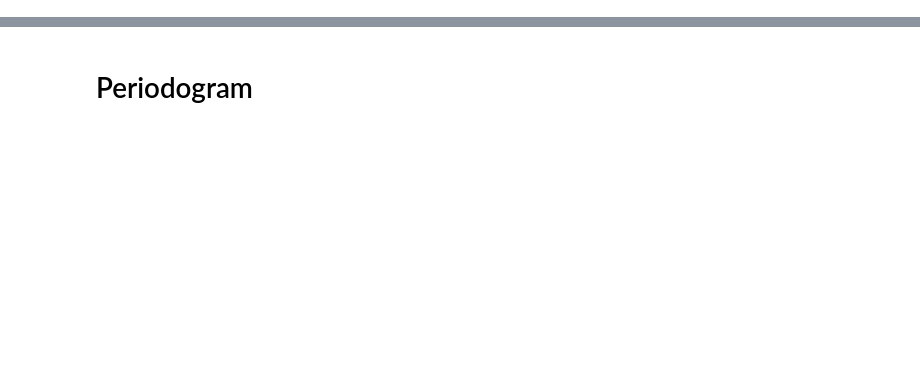
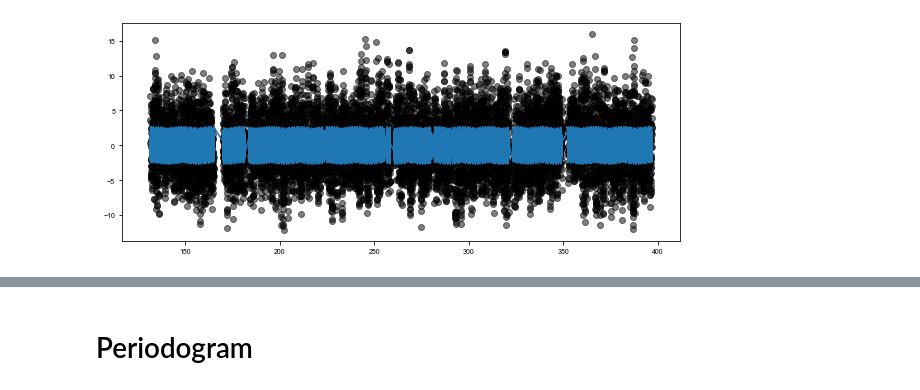
Before and after one commit to danhey/maelstrom, a Jupyter notebook: paper/notebooks/(4.2) KIC 6780873.ipynb, the cells around one changed output, grey strips where cells are left out. Saved outputs shown, nothing was run; the diff lists cells and outputs as text; code cells hidden in the pictures; blank space fills up the shorter version.

```diff
--- a/paper/notebooks/(4.2) KIC 6780873.ipynb
+++ b/paper/notebooks/(4.2) KIC 6780873.ipynb
@@ -67,0 +25,80 @@ opt
+# %%
+period_guess, a_guess = 9.159, 18
+# %%
+from exoplanet.orbits import get_true_anomaly
+import exoplanet as xo
+import astropy.units as u
+import theano.tensor as tt
+
+with pm.Model() as model:
+    logP = pm.Bound(pm.Normal,
+                    lower=np.log(5),
+                    upper=np.log(50))("logP", mu=np.log(period_guess), sd=5.0,
+                                      testval=np.log(period_guess))
+    period = pm.Deterministic("period", pm.math.exp(logP))
+
+    # The time of conjunction
+    phi = xo.distributions.Angle("phi", testval=5.93)
+    logs_lc = pm.Normal('logs_lc', mu=np.log(np.std(flux)), sd=10, testval=0.)
+    logasini = pm.Bound(pm.Normal,
+                        lower=np.log(10),
+                        upper=np.log(50))('logasini', mu=np.log(a_guess), sd=5,
+                                            testval=np.log(a_guess))
+    asini = pm.Deterministic("asini", tt.exp(logasini))
+#     asini = pm.Uniform('asini', lower=-50, upper=50)
+    # The baseline flux
+    mean = pm.Normal("mean", mu=0.0, sd=10.0, testval=0.003)
+
+    # Mean anom
+    M = 2.0 * np.pi * time / period - phi
+
+    # Periastron sampled from uniform angle
+    omega = xo.distributions.Angle("omega", testval=4.45)
+    #omega = pm.Uniform("omega", lower=0, upper=2*np.pi)
+    # Eccentricity
+    eccen = pm.Uniform("eccen", lower=0, upper=0.9, testval=0.1)
+
+    kepler_op = xo.theano_ops.kepler.KeplerOp()
+    sinf, cosf = kepler_op(M, eccen + np.zeros(len(time)))
+
+    factor = 1.0 - tt.square(eccen)
+    factor /= 1.0 + eccen * cosf
+    psi = factor * (sinf*tt.cos(omega)+cosf*tt.sin(omega))
+
+
+    # Sampling in the weights parameter is faster than solving the matrix.
+    lognu = pm.Normal("lognu", mu=np.log(freq), sd=0.1, shape=len(freq))
+    nu = pm.Deterministic("nu", tt.exp(lognu))
+    factor = 2. * np.pi * nu
+
+    arg = -((factor * (1))[None, :] * time[:, None]
+           - (factor * asini / 86400)[None, :] * psi[:, None])
+
+    phase = xo.distributions.Angle("phase", shape=len(freq))
+    log_mean_amp = np.log(weights)
+    logamp = pm.Normal("logamp", mu=log_mean_amp, sd=1, shape=len(freq),
+                                         testval=log_mean_amp)
+    lc_model = tt.sum(tt.exp(logamp)[None, :] * tt.sin(arg - phase[None, :]), axis=1)
+
+    # GP parameters
+    logw0 = pm.Bound(pm.Normal,
+                     lower=np.log(2*np.pi/100.0),
+                     upper=np.log(2*np.pi/0.1))("logw0", mu=np.log(2*np.pi/10), sd=10,
+                                                testval=np.log(2*np.pi/10))
+    logpower = pm.Normal("logpower", mu=np.log(np.var(flux)), sd=10)
+    logS0 = pm.Deterministic("logS0", logpower - 4 * logw0)
+    kernel = xo.gp.terms.SHOTerm(log_S0=logS0, log_w0=logw0, Q=1/np.sqrt(2))
+    gp = xo.gp.GP(kernel, time, tt.exp(2*logs_lc) + tt.zeros(len(time)), J=2)
+
+    full_lc = lc_model + mean
+
+    pm.Potential("obs", gp.log_likelihood(flux - full_lc))
+
+fig, axes = plt.subplots(1,1, figsize=[10,4])
+with model:
+
+    ax = axes
+    ax.plot(time, xo.eval_in_model(lc_model))
+    plt.scatter(time,flux, c='black', alpha=0.5)
+# %% [output]
+[figure, added]
```
Also changed, not shown: parts of 29 cells of this notebook, 12 other files.
